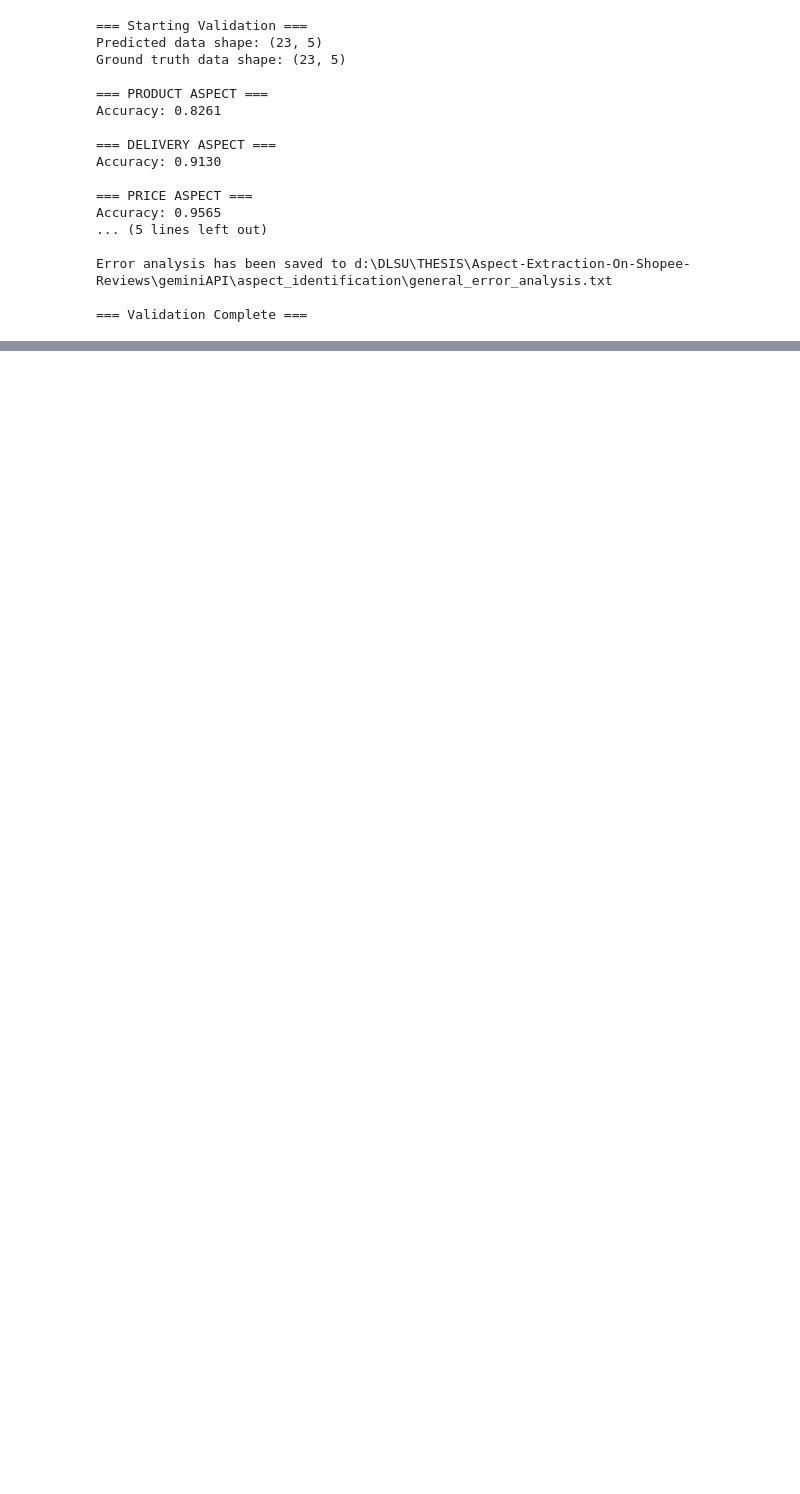
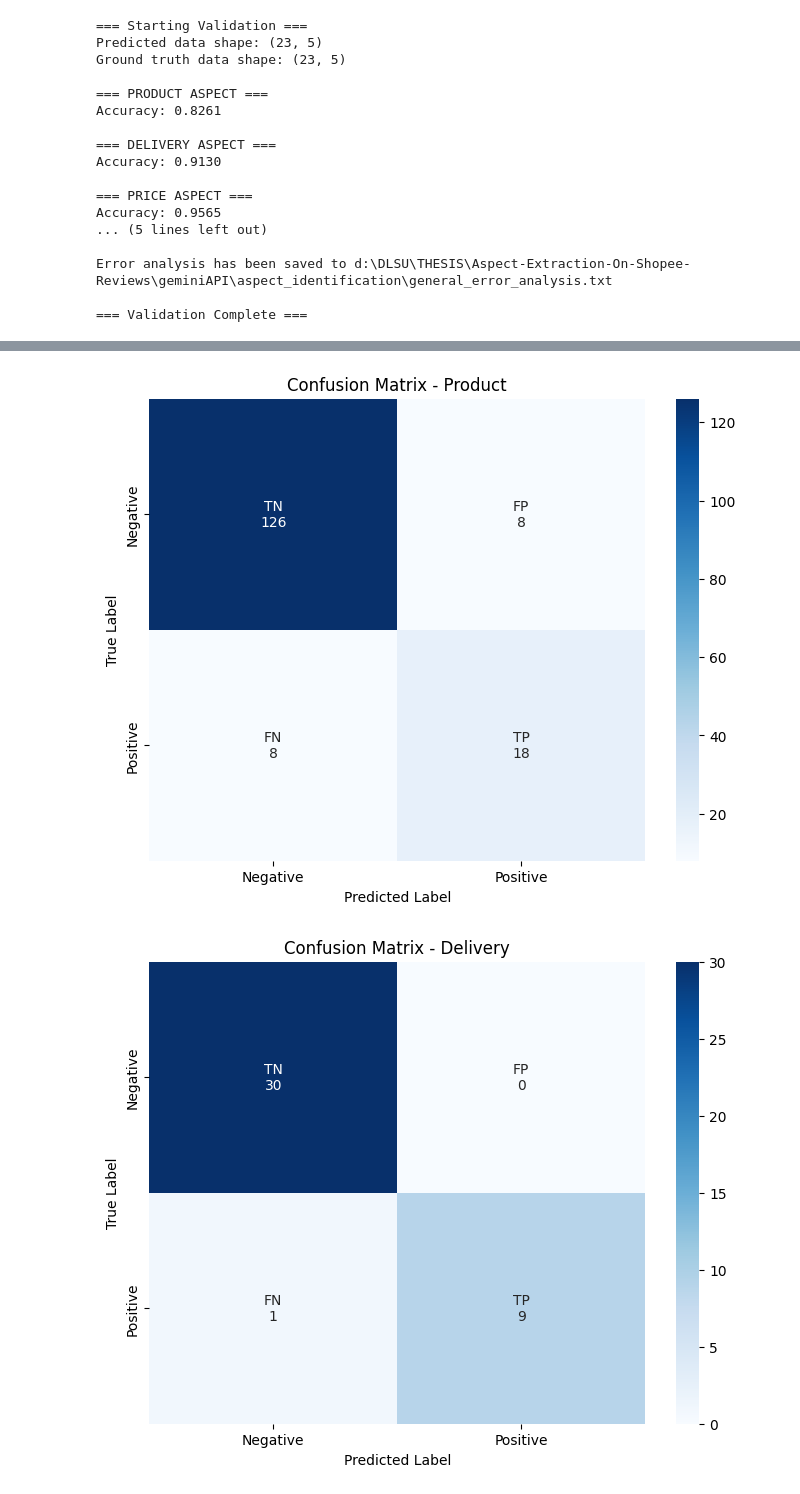
Before and after one commit to vld090/Aspect-Extraction-On-Shopee-Reviews, a Jupyter notebook: geminiAPI/gemini_pipeline.ipynb, the cells around one changed output, grey strips where cells are left out. Drawn from its saved outputs; the diff is of its cells as text; code cells hidden in the pictures; blank space fills up the shorter version.

Commit message:
new updates
added overall performance of specific aspects, updated notebook

```diff
--- a/geminiAPI/gemini_pipeline.ipynb
+++ b/geminiAPI/gemini_pipeline.ipynb
@@ -424,0 +473,50 @@ Error analysis has been saved to d:\DLSU\THESIS\Aspect-Extraction-On-Shopee-Revi
+# %%
+import numpy as np
+import seaborn as sns
+import matplotlib.pyplot as plt
+
+def plot_confusion_matrix(tp, fp, tn, fn, title):
+    # Create the confusion matrix with labels
+    labels = np.array([[f'TN\n{tn}', f'FP\n{fp}'],
+                      [f'FN\n{fn}', f'TP\n{tp}']])
+
+    # Create numerical matrix for colors
+    cm = np.array([[tn, fp],
+                  [fn, tp]])
+
+    # Create a figure and axis with larger size
+    plt.figure(figsize=(8, 6))
+
+    # Create heatmap with labels
+    ax = sns.heatmap(cm, annot=labels, fmt='', cmap='Blues',
+                     xticklabels=['Negative', 'Positive'],
+                     yticklabels=['Negative', 'Positive'])
+
+    # Customize the plot
+    plt.title(f'Confusion Matrix - {title}')
+    plt.ylabel('True Label')
+    plt.xlabel('Predicted Label')
+
+    # Center the annotations
+    for t in ax.texts:
+        t.set_horizontalalignment('center')
+
+    plt.show()
+
+# Plot confusion matrix for each general aspect
+aspect_metrics = {
+    'Product': {'tp': 18, 'fp': 8, 'tn': 126, 'fn': 8},
+    'Delivery': {'tp': 9, 'fp': 0, 'tn': 30, 'fn': 1},
+    'Price': {'tp': 7, 'fp': 1, 'tn': 15, 'fn': 1},
+    'Service': {'tp': 8, 'fp': 4, 'tn': 19, 'fn': 1}
+}
+
+for aspect, metrics in aspect_metrics.items():
+    plot_confusion_matrix(
+        metrics['tp'], metrics['fp'],
+        metrics['tn'], metrics['fn'],
+        aspect
+    )
+# %% [output]
+[figure, added]
+[figure, added]
```
Also changed, not shown: parts of 28 cells of this notebook, 13 other files.
